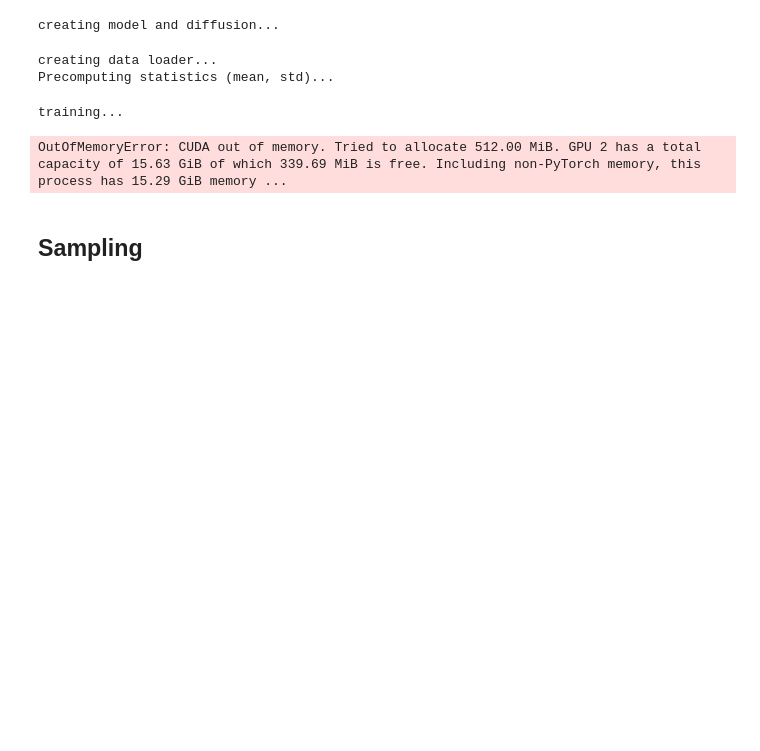
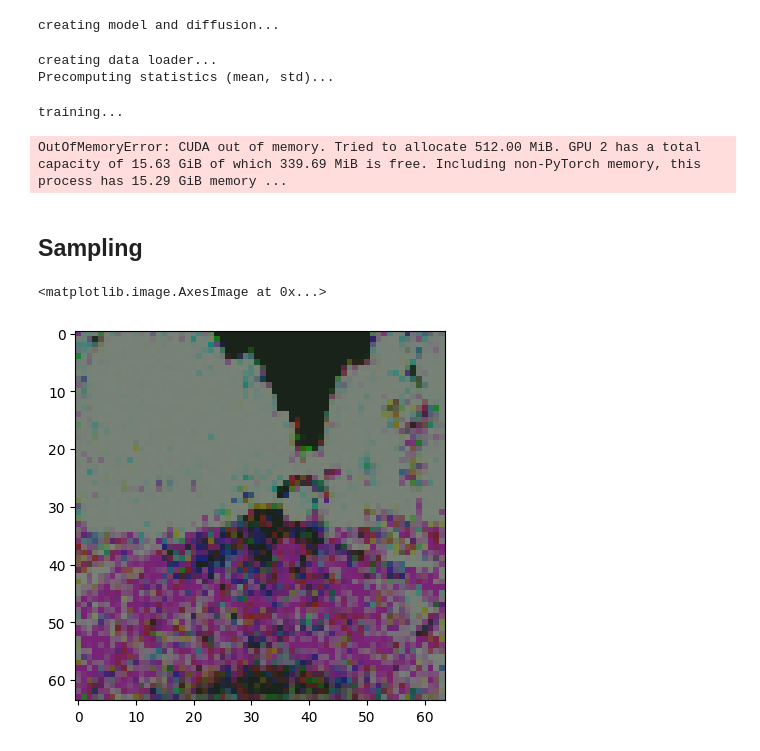
Before and after one commit to makriot/ddbm, a Jupyter notebook: ddbm.ipynb, the cells around one changed output. Saved outputs shown, nothing was run; the diff lists cells and outputs as text; code cells hidden in the pictures; blank space fills up the shorter version.

```diff
--- a/ddbm.ipynb
+++ b/ddbm.ipynb
@@ -238,4 +238,9 @@ OutOfMemoryError: CUDA out of memory. Tried to allocate 512.00 MiB. GPU 2 has a
 import numpy as np
 import matplotlib.pyplot as plt
 # %%
-samples = np.load("workdir/1/sample_10000/w=1.0_churn=0.33/samples_500x64x64x3_nfe119.npz")
+samples = np.load("workdir/1/sample_10000/w=1.0_churn=0.33/samples_8x64x64x3_nfe119.npz")
+# %%
+plt.imshow(samples['arr_0'][4])
+# %% [output]
+<matplotlib.image.AxesImage at 0x...>
+[figure, added]
```
Also changed, not shown: parts of 5 cells of this notebook, 3 other files.
